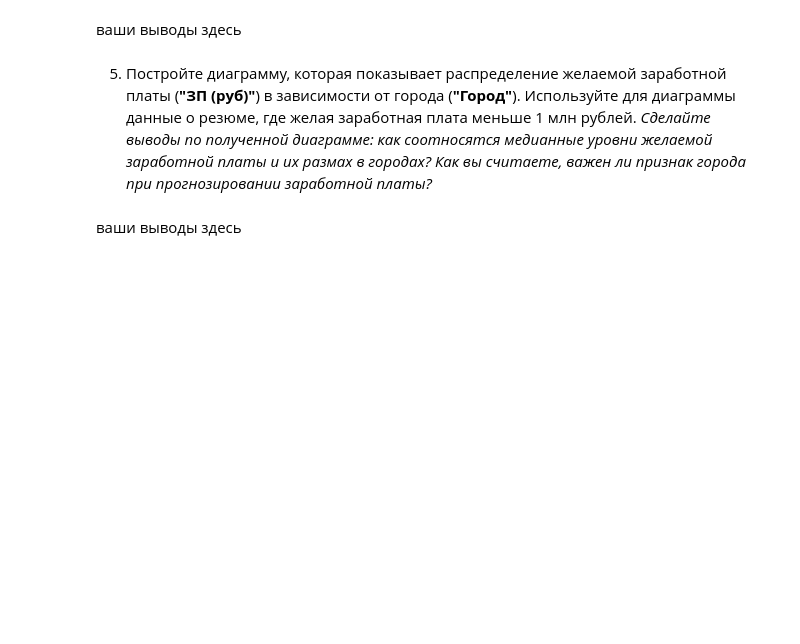
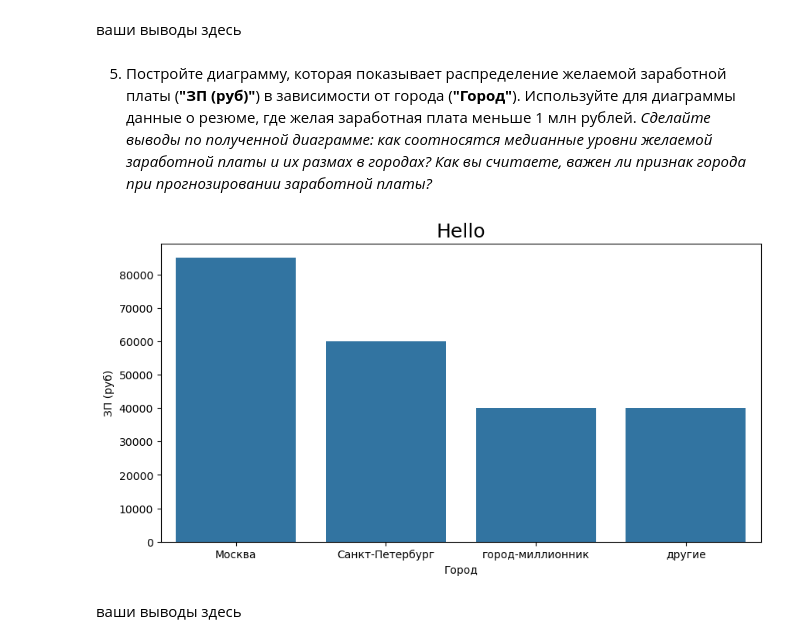
Before and after one commit to feelingcxld/SkillFactory, a Jupyter notebook: HeadHunterResumeAnalysis/hh_resume_analysis.ipynb, the cells around one changed output. Drawn from its saved outputs; the diff is of its cells as text; code cells hidden in the pictures; blank space fills up the shorter version.

```diff
--- a/HeadHunterResumeAnalysis/hh_resume_analysis.ipynb
+++ b/HeadHunterResumeAnalysis/hh_resume_analysis.ipynb
@@ -553,3 +551,14 @@ scatterplot_data
+# %%
+barplot_data = hh_df[hh_df['ЗП (руб)'] < 1000000].groupby('Город', as_index=False)['ЗП (руб)'].median()
+
+fig = plt.figure(figsize=(10, 5))
+
+barplot = sns.barplot(barplot_data, x='Город', y='ЗП (руб)')
+barplot.set_title('Hello', fontsize=18)
+
+plt.show()
+# %% [output]
+[figure, added]
 # %% [markdown]
 ваши выводы здесь
 # %% [markdown]
```
Also changed, not shown: parts of 9 cells of this notebook.
